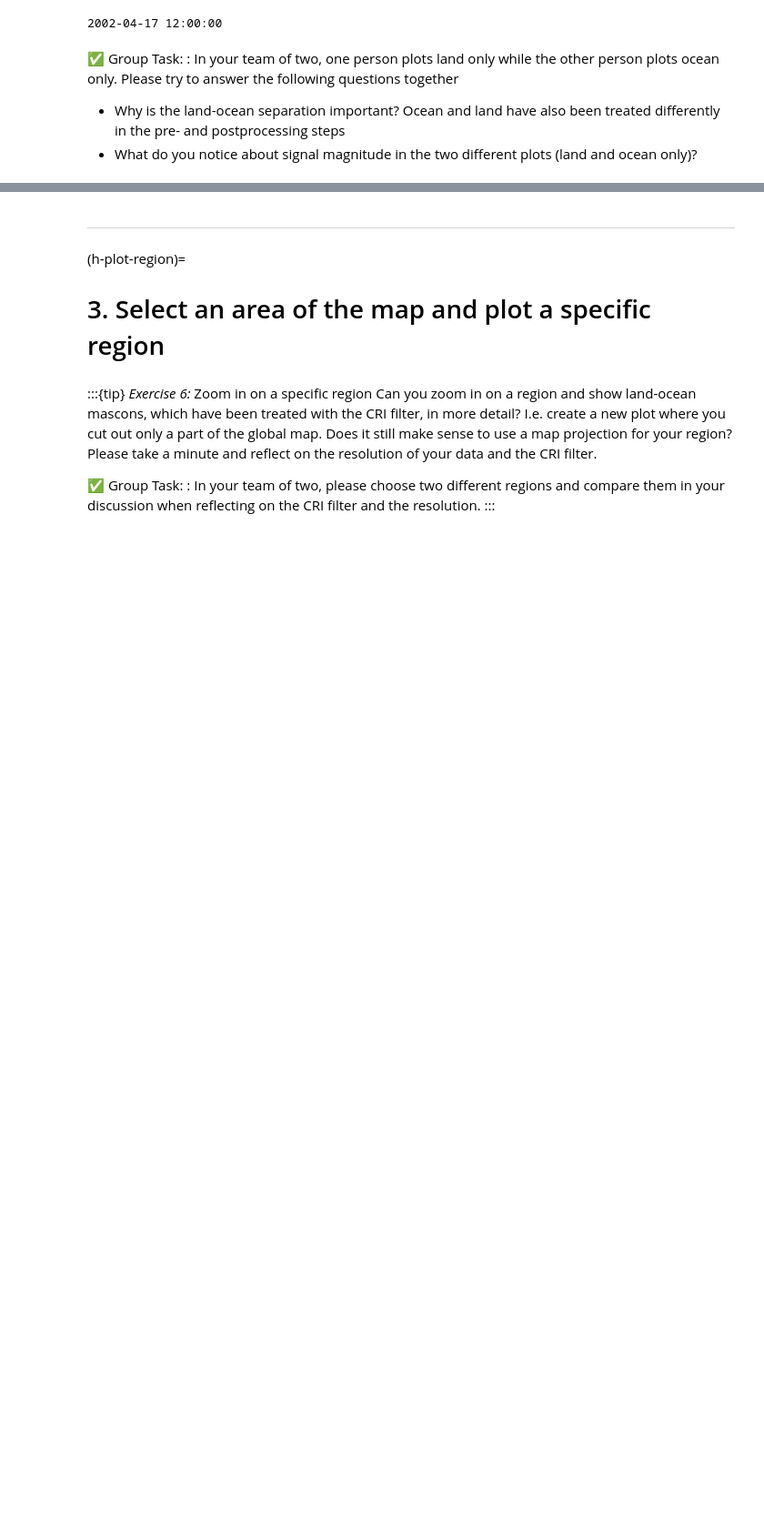
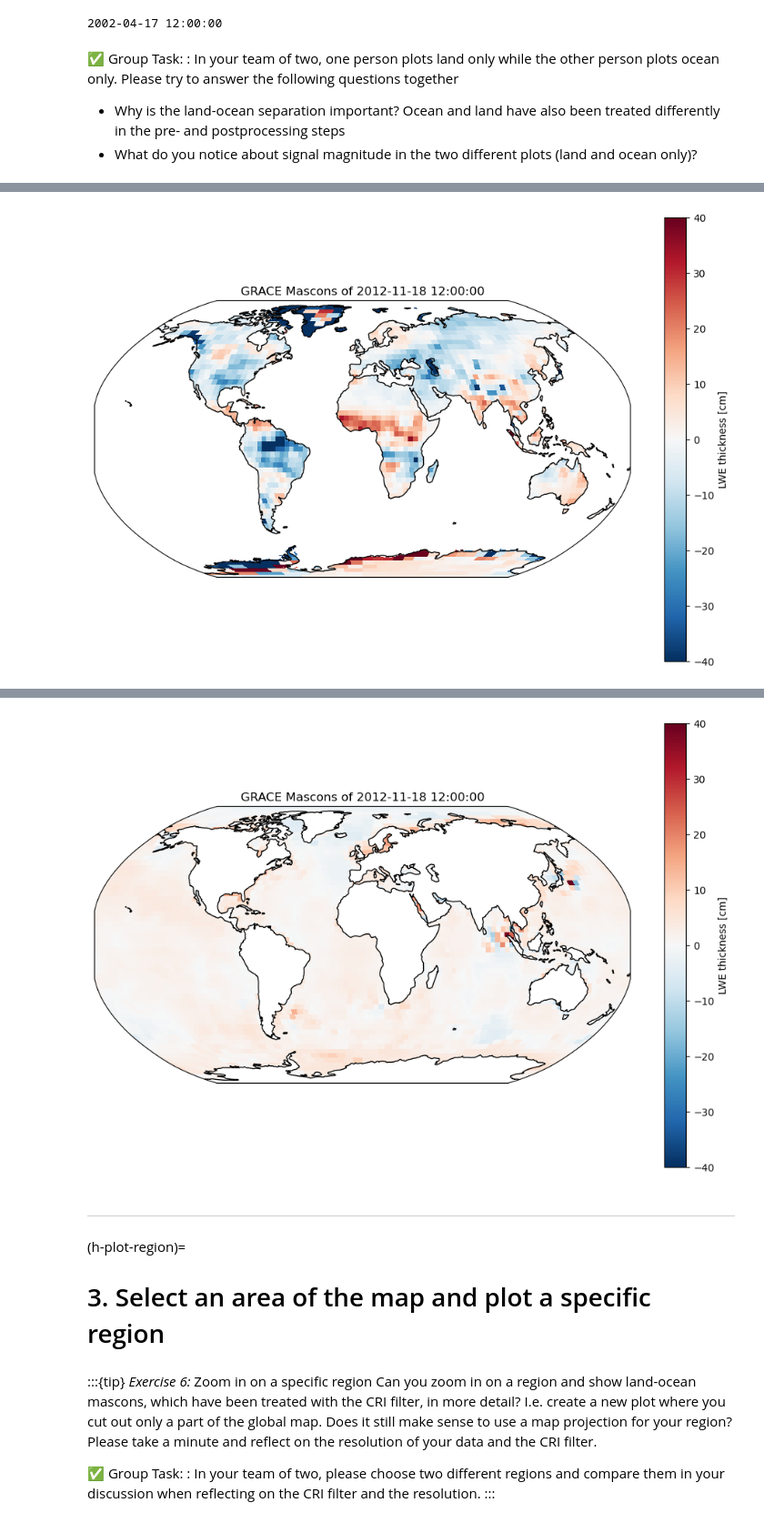
Before and after one commit to faehdy/Space_Data_Kernel, a Jupyter notebook: Grace_1.ipynb, the cells around one changed output, grey strips where cells are left out. Shown at 91% size. Cells and saved outputs as stored; diff of their text form; code cells hidden in the pictures; blank space fills up the shorter version.

```diff
--- a/Grace_1.ipynb
+++ b/Grace_1.ipynb
@@ -420,0 +428,16 @@ print(Convert_2002_2_DMJ(mascons['time'][0], mascons['time'].units))
+# %%
+#make an ocen mask
+ocean_mask = mascons['land_mask'][:]
+ocean_mask = np.where(ocean_mask == 0, 1, np.nan)
+land_mask = mascons['land_mask'][:]
+land_mask = np.where(land_mask == 1, 1, np.nan)
+
+# Plot the lwet data for the land only
+data_land_masked, date_of_data = time_mask_data(land_mask * mascons['lwe_thickness'], '2012-12-01')
+plot_mascon_map(data_land_masked, date_of_data)
+plt.show()
+
+data_ocean_masked, date_of_data = time_mask_data(ocean_mask * mascons['lwe_thickness'], '2012-12-01')
+plot_mascon_map(data_ocean_masked, date_of_data)
+plt.show()
+# %% [output]
@@ -420,0 +445 @@ print(Convert_2002_2_DMJ(mascons['time'][0], mascons['time'].units))
+[figure, added]
@@ -421,3 +447,4 @@ print(Convert_2002_2_DMJ(mascons['time'][0], mascons['time'].units))
+[figure, added]
 # %% [markdown]
 _____
 
```
Also changed, not shown: parts of 7 cells of this notebook.
